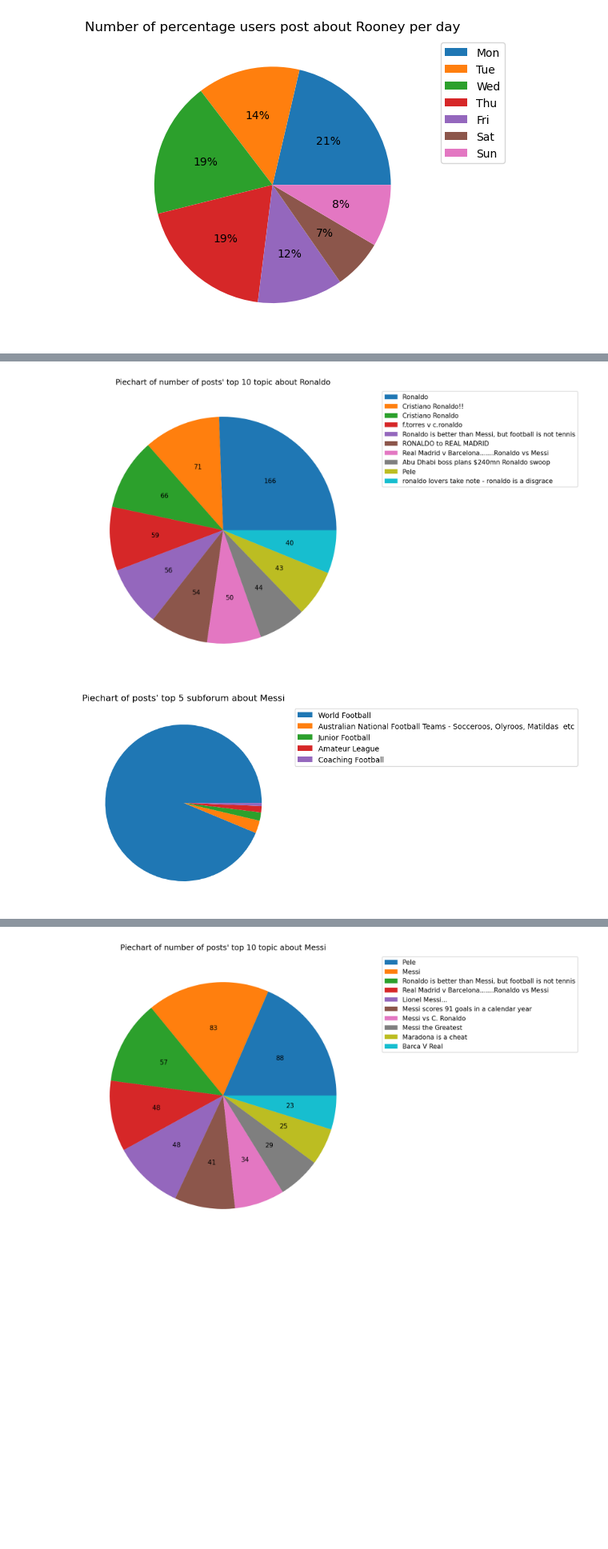
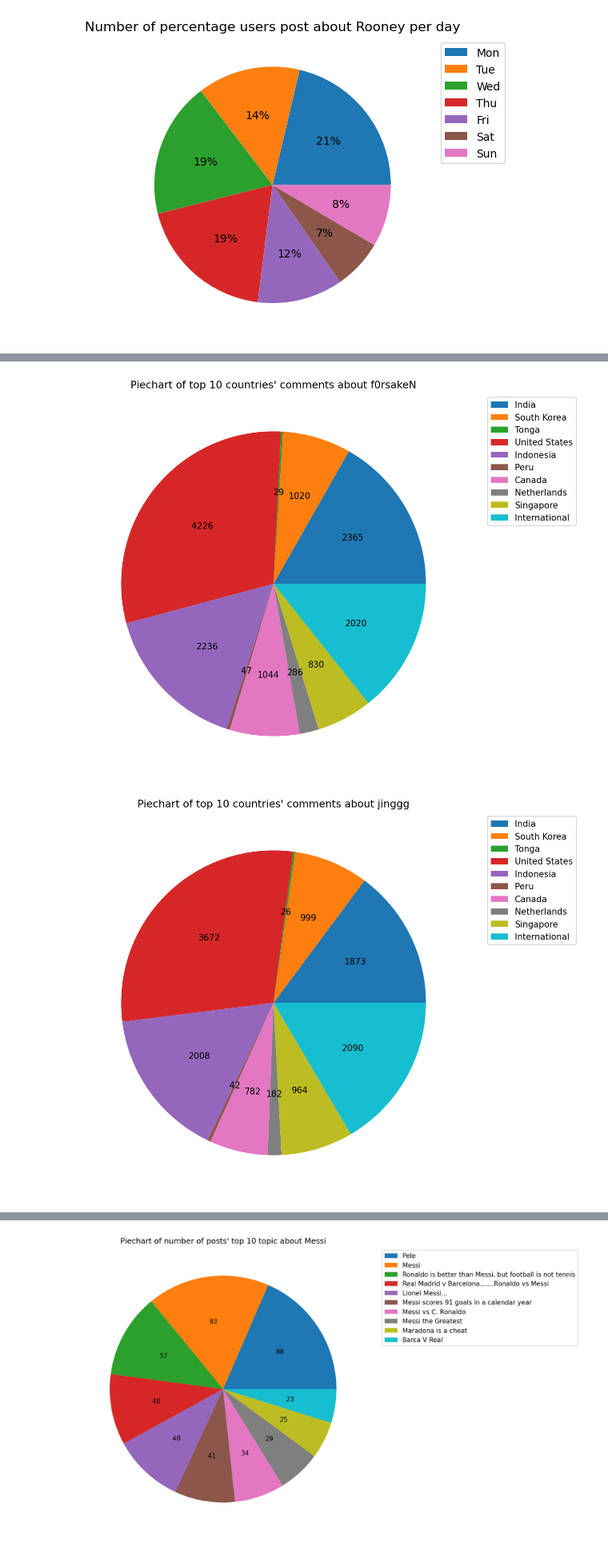
Before and after one commit to rkynaa/vlr-forum-beautifulsoup, a Jupyter notebook: BeautifulSoup_analysis.ipynb, the cells around one changed output, grey strips where cells are left out. Shown at 80% size. Saved outputs shown, nothing was run; the diff lists cells and outputs as text; code cells hidden in the pictures; blank space fills up the shorter version.

```diff
--- a/BeautifulSoup_analysis.ipynb
+++ b/BeautifulSoup_analysis.ipynb
@@ -309,11 +477,11 @@ Frequency plot for replies and views
 # %%
-repl_count_dfList = []
-view_count_dfList = []
+comm_count_dfList = []
+vote_count_dfList = []
 
 for i in range(len(playerNames)):
-    repl_count_dfList.append(pd.DataFrame(columns=['datetime', 'replies']))
-    view_count_dfList.append(pd.DataFrame(columns=['datetime', 'views']))
-    funcCount(dataList_clean[i], 'datetime', 'replies', repl_count_dfList[i])
-    funcCount(dataList_clean[i], 'datetime', 'views', view_count_dfList[i])
-    repl_count_dfList[i] = repl_count_dfList[i].sort_values(by='datetime').reset_index(drop=True).set_index('datetime')
-    view_count_dfList[i] = view_count_dfList[i].sort_values(by='datetime').reset_index(drop=True).set_index('datetime')
+    comm_count_dfList.append(pd.DataFrame(columns=['datetime', 'comments']))
+    vote_count_dfList.append(pd.DataFrame(columns=['datetime', 'votes']))
+    funcCount(dataThreadLst_clean_text[i], 'datetime', 'comments', comm_count_dfList[i])
+    funcCount(dataThreadLst_clean_text[i], 'datetime', 'votes', vote_count_dfList[i])
+    comm_count_dfList[i] = comm_count_dfList[i].sort_values(by='datetime').reset_index(drop=True).set_index('datetime')
+    vote_count_dfList[i] = vote_count_dfList[i].sort_values(by='datetime').reset_index(drop=True).set_index('datetime')
@@ -327,13 +514,13 @@ funcCount(dataList_clean_ronaldo, 'datetime', 'views', view_count_dfList_ronaldo
 repl_count_dfList_ronaldo = repl_count_dfList_ronaldo.sort_values(by='datetime').reset_index(drop=True).set_index('datetime')
 view_count_dfList_ronaldo = view_count_dfList_ronaldo.sort_values(by='datetime').reset_index(drop=True).set_index('datetime')
 # %%
-subforum_count_dfList = []
-topic_count_dfList = []
+# subforum_count_dfList = []
+type_count_dfList = []
 
 for i in range(len(playerNames)):
-    subforum_count_dfList.append(pd.DataFrame(columns=['subforum', 'count']))
-    topic_count_dfList.append(pd.DataFrame(columns=['topic', 'count']))
-    funcCount(dataList_clean[i], 'subforum', 'count', subforum_count_dfList[i])
-    funcCount(dataList_clean[i], 'topic', 'count', topic_count_dfList[i])
-    subforum_count_dfList[i] = subforum_count_dfList[i].sort_values(by='count', ascending=False).reset_index(drop=True)
-    topic_count_dfList[i] = topic_count_dfList[i].sort_values(by='count', ascending=False).reset_index(drop=True)
+    # subforum_count_dfList.append(pd.DataFrame(columns=['subforum', 'count']))
+    type_count_dfList.append(pd.DataFrame(columns=['type', 'count']))
+    # funcCount(dataList_clean[i], 'subforum', 'count', subforum_count_dfList[i])
+    funcCount(dataThreadLst_clean_text[i], 'type', 'count', type_count_dfList[i])
+    # subforum_count_dfList[i] = subforum_count_dfList[i].sort_values(by='count', ascending=False).reset_index(drop=True)
+    type_count_dfList[i] = type_count_dfList[i].sort_values(by='count', ascending=False).reset_index(drop=True)
@@ -412,19 +599,21 @@ plt.show()
 # %%
 plt.figure(figsize=(16, 8), dpi=150)
-autopct = lambda x: "%d" % round(x*sum(topic_count_dfList[0].head(10)['count'])/100.0)
-plt.pie(topic_count_dfList[0].head(10)['count'], labels=None, autopct=autopct)
-plt.legend(labels=topic_count_dfList[0].head(10)['topic'], bbox_to_anchor=(1.05, 1.0), loc='upper left')
-plt.title("Piechart of number of posts' top 10 topic about Ronaldo")
+autopct = lambda x: "%d" % round(x*sum(country_commCount_dfList[0].head(10)['count'])/100.0)
+plt.pie(country_commCount_dfList[0].head(10)['count'], labels=None, autopct=autopct)
+plt.legend(labels=country_commCount_dfList[0].head(10)['country'], bbox_to_anchor=(1.05, 1.0), loc='upper left')
+plt.title("Piechart of top 10 countries' comments about f0rsakeN")
 # plt.show()
-plt.savefig("top10Topic_ronaldo_graph.png")
+plt.savefig("top10Countries_f0rsakeN_graph.png")
 # %% [output]
-[figure, old version]
+[figure, new version]
 # %%
-plt.figsize=(8.0, 5.0)
-plt.pie(subforum_count_dfList[1].head(5)['count'], labels=None)
-plt.legend(labels=subforum_count_dfList[1].head(5)['subforum'], bbox_to_anchor=(1.05, 1.0), loc='upper left')
-plt.title("Piechart of posts' top 5 subforum about Messi")
-plt.show()
+plt.figure(figsize=(16, 8), dpi=150)
+autopct = lambda x: "%d" % round(x*sum(country_commCount_dfList[1].head(10)['count'])/100.0)
+plt.pie(country_commCount_dfList[1].head(10)['count'], labels=None, autopct=autopct)
+plt.legend(labels=country_commCount_dfList[1].head(10)['country'], bbox_to_anchor=(1.05, 1.0), loc='upper left')
+plt.title("Piechart of top 10 countries' comments about jinggg")
+# plt.show()
+plt.savefig("top10Countries_jinggg_graph.png")
 # %% [output]
-[figure, old version]
+[figure, new version]
 # %%
```
Also changed, not shown: parts of 60 cells of this notebook, 54 other files.
